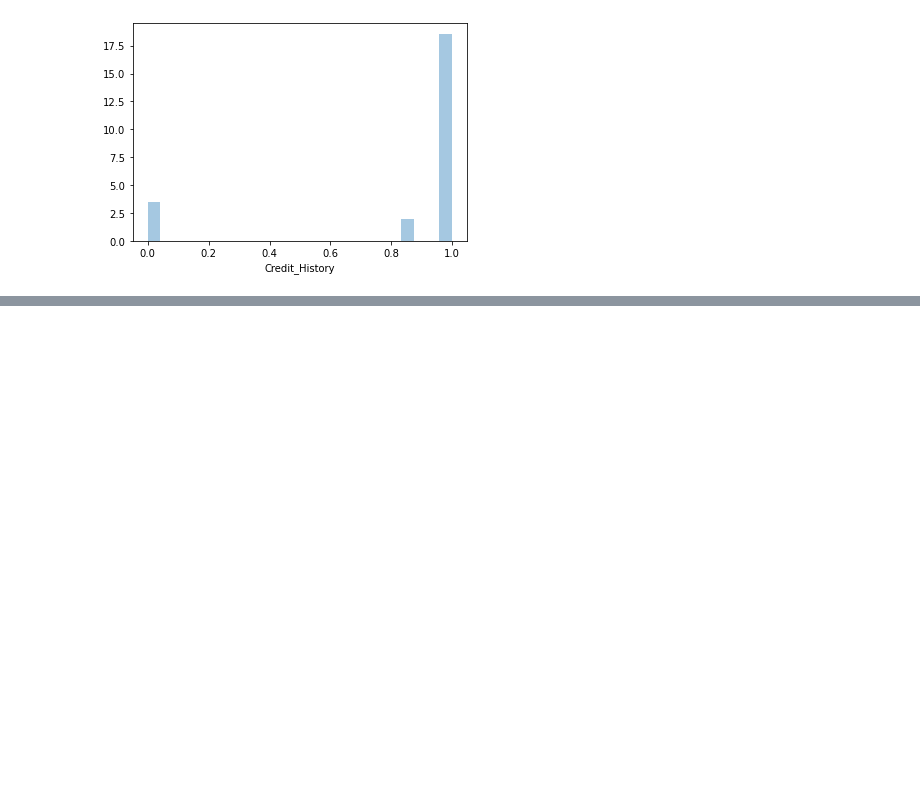
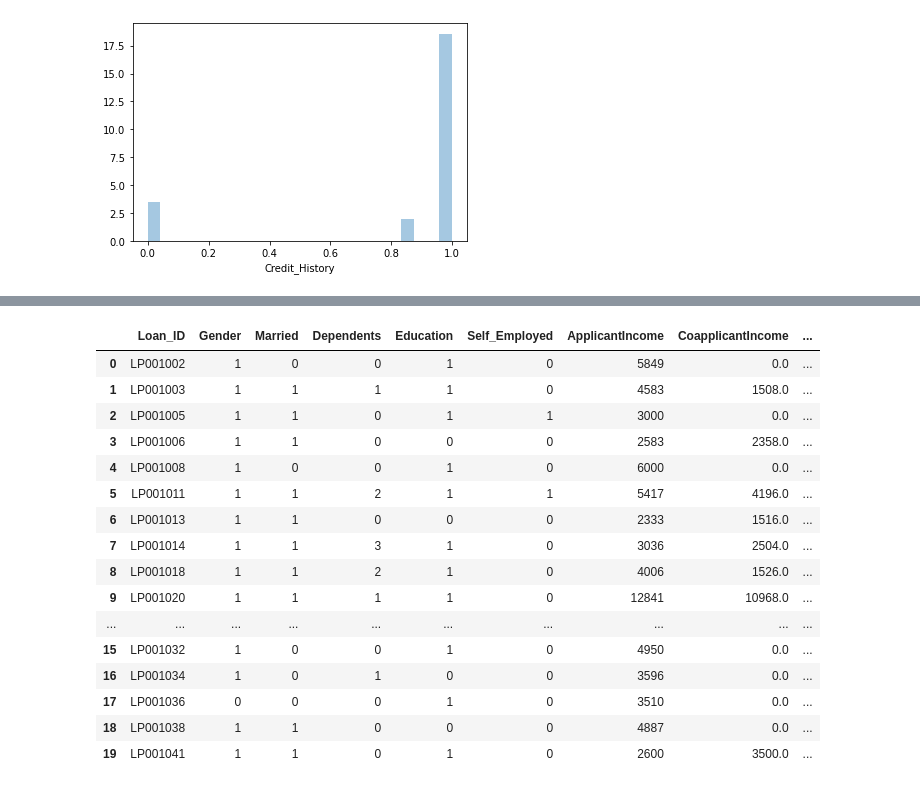
Before and after one commit to SharifMahin/Machine-Learnig-project, a Jupyter notebook: loan_prophecy_project.ipynb, the cells around one changed output, grey strips where cells are left out. Cells and saved outputs as stored; diff of their text form; code cells hidden in the pictures; blank space fills up the shorter version.

```diff
--- a/loan_prophecy_project.ipynb
+++ b/loan_prophecy_project.ipynb
@@ -155,3 +155,17 @@ sns.distplot(data_frame['Credit_History'])
 # %% [output]
 <matplotlib.axes._subplots.AxesSubplot at 0x...>
 [figure]
+# %%
+gender_stat={"Female": 0, "Male": 1}
+yes_no_stat={"No": 0, "Yes": 1}
+dependents_stat={"0": 0, "1": 1, "2": 2, "3+": 3}
+education_stat={"Not Graduate": 0, "Graduate": 1}
+property_stat={"Semiurban": 0, "Urban": 1, "Rural": 2}
+# %%
+#convert obj data type to int type
+data_frame['Gender']=data_frame['Gender'].replace(gender_stat)
+data_frame['Married']=data_frame['Married'].replace(yes_no_stat)
+data_frame['Dependents']=data_frame['Dependents'].replace(dependents_stat)
+data_frame['Education']=data_frame['Education'].replace(education_stat)
+data_frame['Self_Employed']=data_frame['Self_Employed'].replace(yes_no_stat)
+data_frame['Property_Area']=data_frame['Property_Area'].replace(property_stat)
@@ -157,0 +195,20 @@ sns.distplot(data_frame['Credit_History'])
+# %%
+data_frame.head(20)
+# %% [output]
+|  | Loan_ID | Gender | Married | Dependents | Education | Self_Employed | ApplicantIncome | CoapplicantIncome | ... |
+| 0 | LP001002 | 1 | 0 | 0 | 1 | 0 | 5849 | 0.0 | ... |
+| 1 | LP001003 | 1 | 1 | 1 | 1 | 0 | 4583 | 1508.0 | ... |
+| 2 | LP001005 | 1 | 1 | 0 | 1 | 1 | 3000 | 0.0 | ... |
+| 3 | LP001006 | 1 | 1 | 0 | 0 | 0 | 2583 | 2358.0 | ... |
+| 4 | LP001008 | 1 | 0 | 0 | 1 | 0 | 6000 | 0.0 | ... |
+| 5 | LP001011 | 1 | 1 | 2 | 1 | 1 | 5417 | 4196.0 | ... |
+| 6 | LP001013 | 1 | 1 | 0 | 0 | 0 | 2333 | 1516.0 | ... |
+| 7 | LP001014 | 1 | 1 | 3 | 1 | 0 | 3036 | 2504.0 | ... |
+| 8 | LP001018 | 1 | 1 | 2 | 1 | 0 | 4006 | 1526.0 | ... |
+| 9 | LP001020 | 1 | 1 | 1 | 1 | 0 | 12841 | 10968.0 | ... |
+| ... | ... | ... | ... | ... | ... | ... | ... | ... | ... |
+| 15 | LP001032 | 1 | 0 | 0 | 1 | 0 | 4950 | 0.0 | ... |
+| 16 | LP001034 | 1 | 0 | 1 | 0 | 0 | 3596 | 0.0 | ... |
+| 17 | LP001036 | 0 | 0 | 0 | 1 | 0 | 3510 | 0.0 | ... |
+| 18 | LP001038 | 1 | 1 | 0 | 0 | 0 | 4887 | 0.0 | ... |
+| 19 | LP001041 | 1 | 1 | 0 | 1 | 0 | 2600 | 3500.0 | ... |
```
Also changed, not shown: parts of 1 cell of this notebook.
